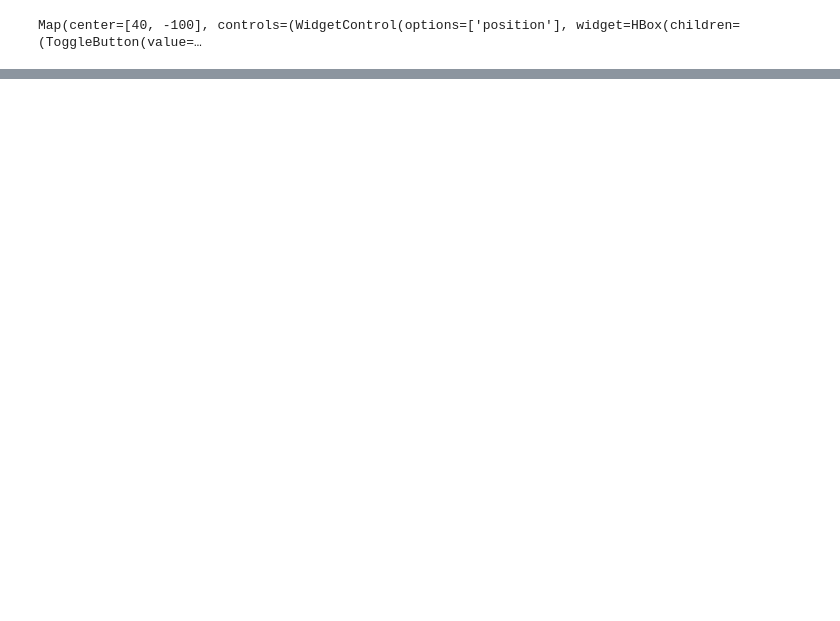
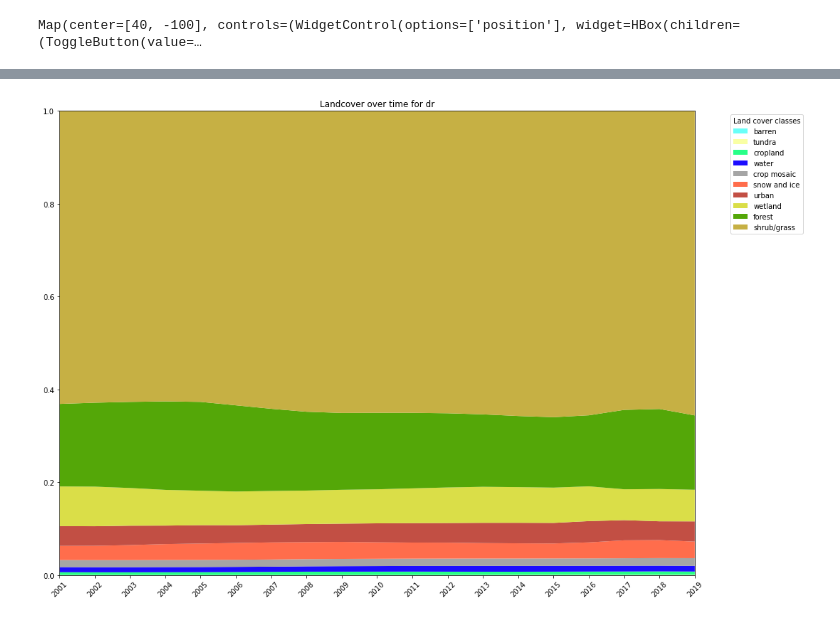
Before and after one commit to eebjwa/SENSE_GEE_TEAM3, a Jupyter notebook: MODIS lc over time stackplot.ipynb, the cells around one changed output, grey strips where cells are left out. Drawn from its saved outputs; the diff is of its cells as text; code cells hidden in the pictures; blank space fills up the shorter version.

```diff
--- a/MODIS lc over time stackplot.ipynb
+++ b/MODIS lc over time stackplot.ipynb
@@ -125,0 +131,40 @@ plt.stackplot(list(range(2001,2001+N)),np.vstack(np.array(data).T))
+# %%
+country = 'dr'
+
+lc_data = np.vstack(np.array(data[country]).T)
+lc_data_simplified = np.vstack([lc_data[0:6,:].sum(axis=0), lc_data[6:10,:].sum(axis=0), lc_data[10:]])
+
+igbpPalette_simplified = np.array([
+  '54a708', # forest
+  'c6b044', # shrub, grass
+  'dade48', # wetlands
+  '27ff87', # croplands
+  'c24f44', # urban
+  'a5a5a5', # crop mosaic
+  'ff6d4c', # snow and ice
+  '69fff8', # barren
+  'f9ffa4', # water
+  '1c0dff', # tundra
+])
+
+#make a stack plot to show lc over time
+
+fig, ax = plt.subplots(figsize=(16,12))
+
+ax.set_title(f'Landcover over time for {country}')
+labels = np.array(["forest", "shrub/grass", "wetland", "cropland", "urban", \
+          "crop mosaic", "snow and ice", "barren", "tundra", "water"])
+
+sort_mask = np.argsort(lc_data_simplified[:,0])
+ax.stackplot(np.arange(2001,2001+N), lc_data_simplified[sort_mask], labels=labels[sort_mask], colors=igbpPalette_simplified[sort_mask])
+ax.legend(title='Land cover classes', bbox_to_anchor=(1.05, 1), loc='upper left')
+
+ax.set_xticks(list(range(2001,2001+N)))
+plt.xticks(rotation=45)
+plt.xlim(2001,2019); plt.ylim(0,1)
+
+#plt.ylim(0,0.1)
+plt.savefig(f'{country}_simp.png')
+plt.show()
+# %% [output]
+[figure, added]
```
Also changed, not shown: parts of 4 cells of this notebook, 1 other file.
